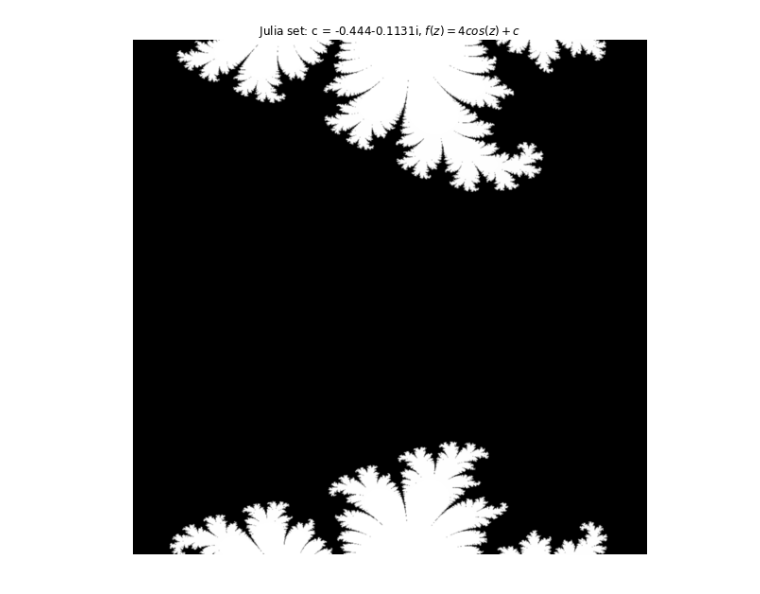
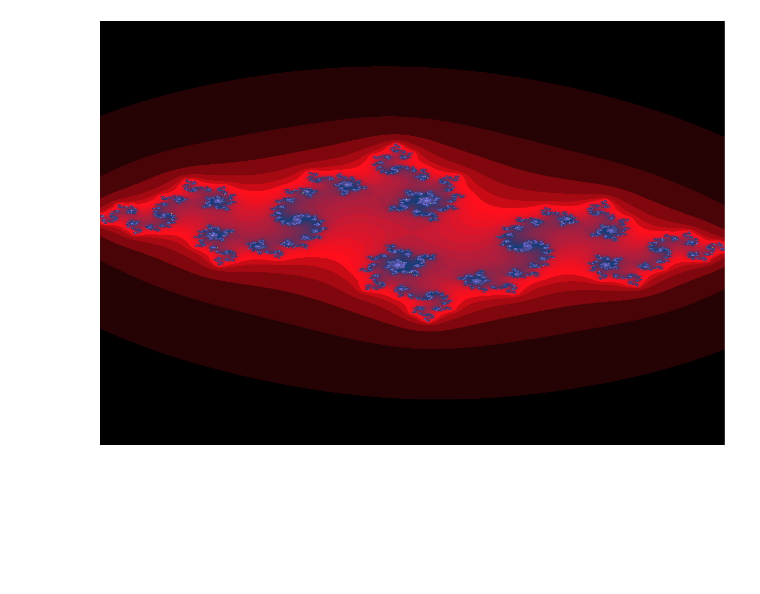
Before and after one commit to dhdzmota/Julia-Set, a Jupyter notebook: Documents/Julia.ipynb, the cells around one changed output. Drawn from its saved outputs; the diff is of its cells as text; code cells hidden in the pictures; blank space fills up the shorter version.

Commit message:
Changed some images

```diff
--- a/Documents/Julia.ipynb
+++ b/Documents/Julia.ipynb
@@ -3,14 +3,13 @@ import numpy as np
 import matplotlib.pyplot as plt
 # %%
 # Constant complex number
-#c=complex(-0.707, -0.401)
-c=complex(-0.444, -.1131)
+# IMG1: c = complex(-0.84,-0.2166)
+# IMG2: c = complex(-0.707, -0.401)
+#c = complex(-0.8444, -.261131)
 
 
-#c=complex(0,0)
-
 #Threshold value of the magnitude.
-z_th=1000
+z_th=10000
 
 # Maximum number of iterations
 max_iteration=500
@@ -24,8 +23,8 @@ y_max =  2
 
 # Width and height of the picture (matrix that represents the
 # complex plane)
-w = 1000
-h = 1000
+w = 1900
+h = 1900
 
 # Lenght of each side of the plane
 xw = x_max - x_min
@@ -48,7 +47,7 @@ for i in range(w):
         while abs(z) <= z_th and iteration < max_iteration:
             # While the condition is satisfied,
             # evaluate the function iteratively
-            z = np.sin(z) + c
+            z = z**2 + c
             iteration += 1
         # Create a ratio for the number of iterations so a
         #value can be assigned due to normalization.
@@ -57,38 +56,39 @@ for i in range(w):
         # Assign that value to the complex plane.
         complex_plane[j,i] = ratio
 # %%
+import seaborn as sns
 # Define a figure size
-fig = plt.subplots(figsize=(20.1,10.))
+fig = plt.subplots(figsize=(20.1,14.))
 
 # Show the image of the complex plane with interpolation of the values
-plt.imshow(complex_plane, interpolation='quadric', cmap='gist_yarg')
-
+#plt.imshow(complex_plane, interpolation='quadric', cmap='gist_yarg')
+sns.heatmap(complex_plane, cbar=False, cmap='gist_stern')
 # Manually write the function
 fz = '4cos(z) + c'
 
 # A depending on the complex number c for the title
-text1 = f'Julia set: c = {np.real(c)}-{abs(np.imag(c))}i, $f(z)={fz}$'
-text2 = f'Julia set: c = {np.real(c)}+{np.imag(c)}i,  $f(z)={fz}$'
-text3 = f'Julia set: c = {np.real(c)},  $f(z)={fz}$'
+#text1 = f'Julia set: c = {np.real(c)}-{abs(np.imag(c))}i, $f(z)={fz}$'
+#text2 = f'Julia set: c = {np.real(c)}+{np.imag(c)}i,  $f(z)={fz}$'
+#text3 = f'Julia set: c = {np.real(c)},  $f(z)={fz}$'
 
 # Select a text
-if np.imag(c) < 0:
-    plt.title(text1)
-elif np.imag(c)>0:
-    plt.title(text2)
-else:
-    plt.title(text3)
+#if np.imag(c) < 0:
+#    plt.title(text1)
+#elif np.imag(c)>0:
+#    plt.title(text2)
+#else:
+#    plt.title(text3)
 
 # No axis in the figure
 plt.axis('off')
 
 #Print the value
-if False:
+if True:
     pass
 else:
     plt.savefig(f'./JS_imag/{fz}_{np.real(c)}+{np.imag(c)}.png')
 
 # Show the image
 plt.show()
 # %% [output]
-[figure, old version]
+[figure, new version]
```
Also changed, not shown: 10 other files.
